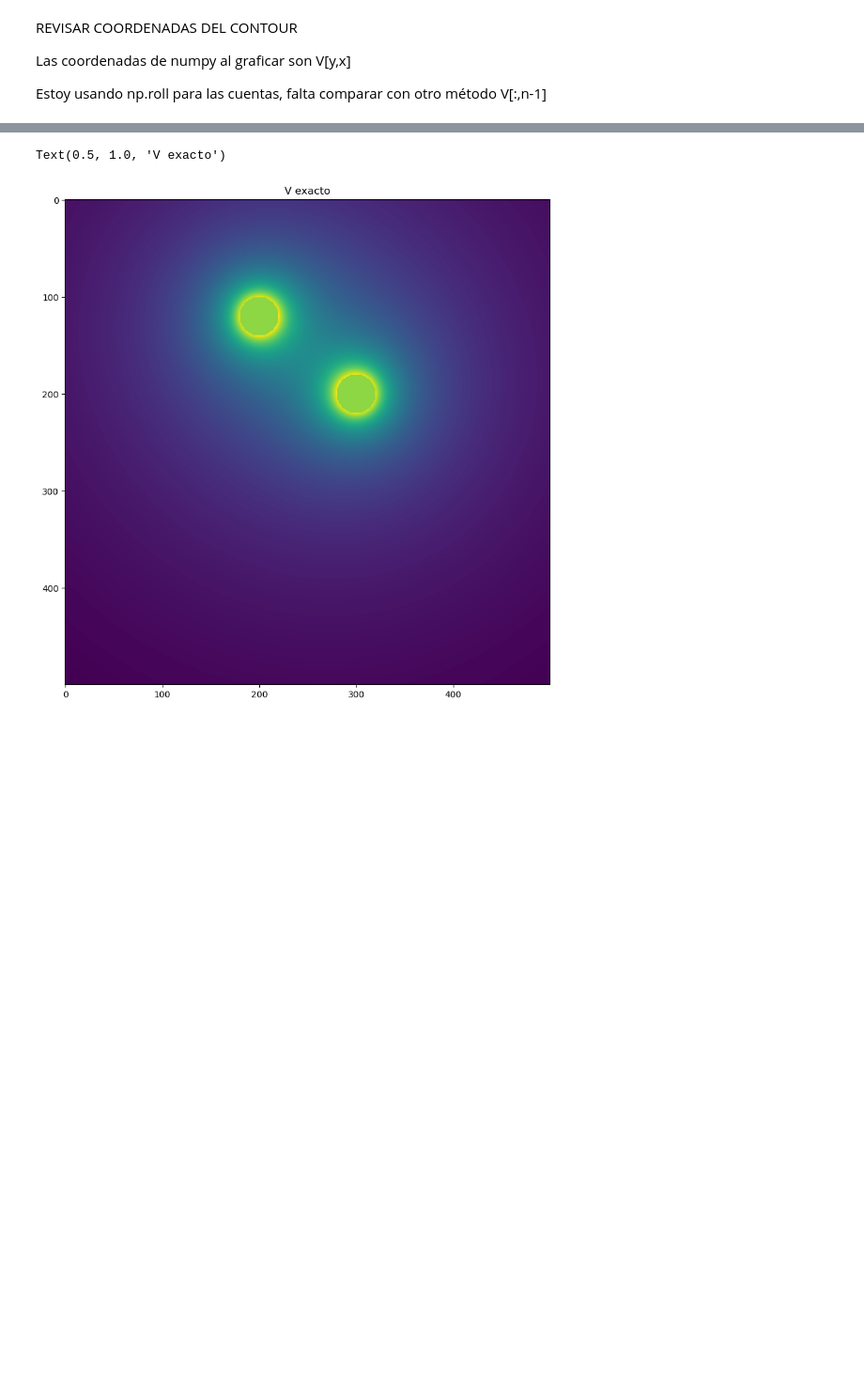
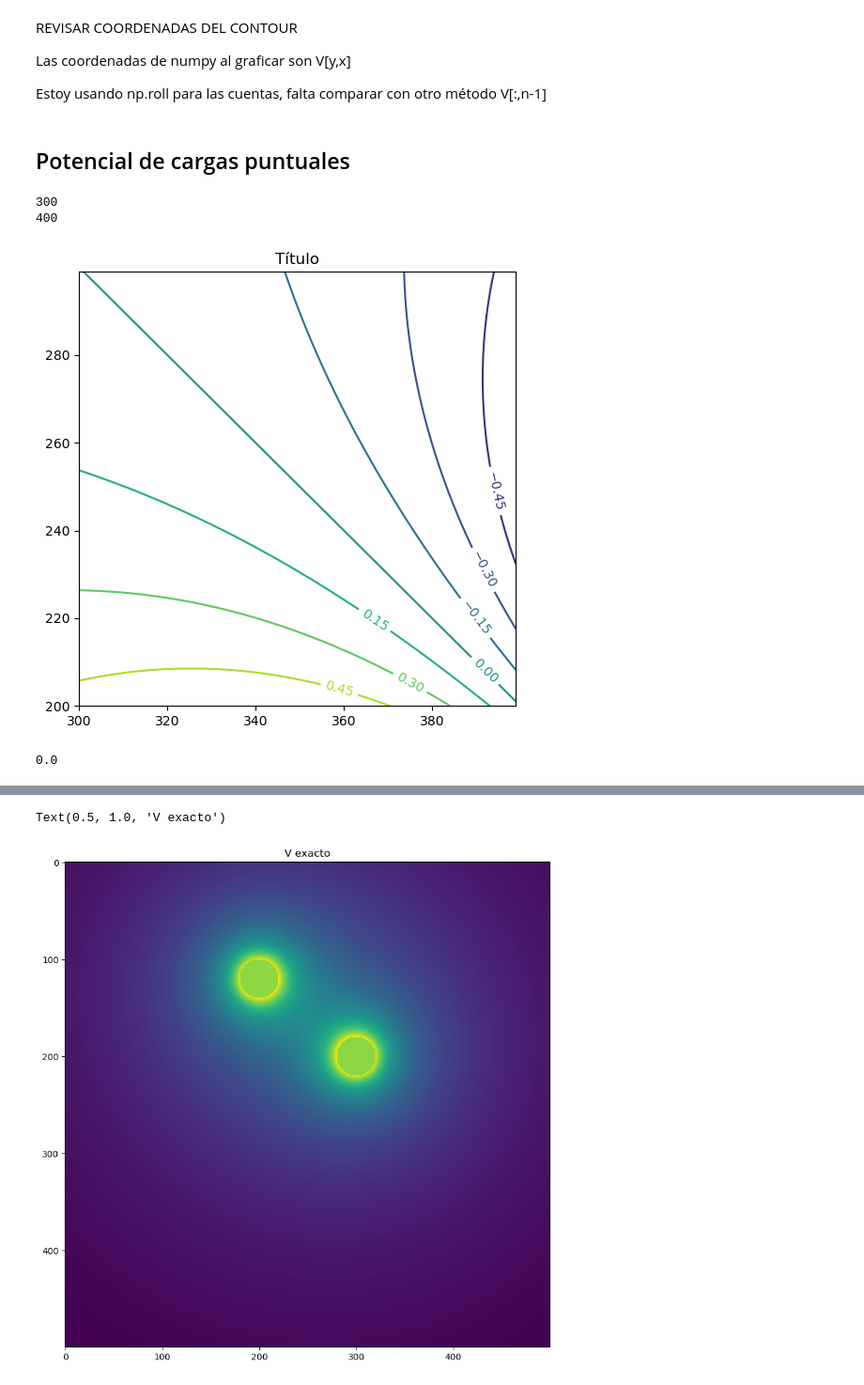
Before and after one commit to epplugins/UTN, a Jupyter notebook: electromagnetismo/em_labo.ipynb, the cells around one changed output, grey strips where cells are left out. Shown at 94% size. Cells and saved outputs as stored; diff of their text form; code cells hidden in the pictures; blank space fills up the shorter version.

```diff
--- a/electromagnetismo/em_labo.ipynb
+++ b/electromagnetismo/em_labo.ipynb
@@ -12,12 +12,60 @@ from skimage.draw import disk, circle_perimeter
 import tikzplotlib
 
 from datetime import datetime
+# %% [markdown]
+## Potencial de cargas puntuales
 # %%
-def P(r, v, R):
-    return R * v / r
+np.seterr(divide='ignore')
 
-def V_graf(V ,x ,y ,h):
+def P_puntuales(cargas, dimension):
+    # Radio mínimo:
+    rm = 5
 
+    # V = np.zeros(shape=(dimension,dimension), dtype=float)
 
+    x, y = np.ogrid[0:dimension, 0:dimension]
+    V = np.sqrt(np.power(x - xq, 2) +
+                    np.power(y - yq, 2))
+    for carga in cargas:
+        xq, yq, q = carga
+        print(xq)
+        D = np.sqrt(np.power(x - xq, 2) +
+                    np.power(y - yq, 2))
+        V = V + 9E9 * 1000 * q / D
 
+    return V
+
+def graf_Vpuntuales(V, x1, y1, h, figsize=(6,6), titulo='Título'):
+    # dx, dy = V.shape
+    # xaxis, yaxis = np.ogrid[0:dx, 0:dy]
+    x2 = x1 + h
+    y2 = y1 + h
+
+    x = np.arange(x1, x2)
+    y = np.arange(y1, y2)
+    X, Y = np.meshgrid(x, y)
+    fig, ax = plt.subplots(1, 1, figsize=figsize,facecolor=(1, 1, 1) )
+    # CS2 = ax.contour(X, Y, np.transpose(D)[x1:x2,y1:y2])
+    CS2 = ax.contour(X, Y, np.transpose(V)[x1:x2,y1:y2])
+    ax.clabel(CS2, inline=True, fontsize=10)
+    ax.set_title(titulo)
+    plt.show()
     return True
+# %%
+cargas = [
+    [300, 200, 2.67E-11],
+    [400, 300, -2.67E-11],
+]
+P = P_puntuales(cargas, 1000)
+xr = 300
+yr = 200
+h = 100
+out = graf_Vpuntuales(P, xr, yr, h)
+# %% [output]
+300
+400
+[figure, added]
+# %%
+P[350,250]
+# %% [output]
+0.0
```
Also changed, not shown: parts of 4 cells of this notebook.
